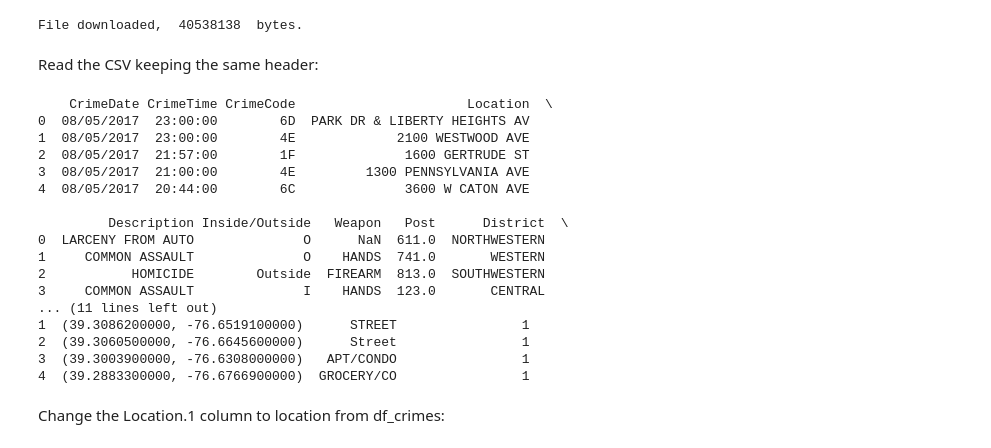
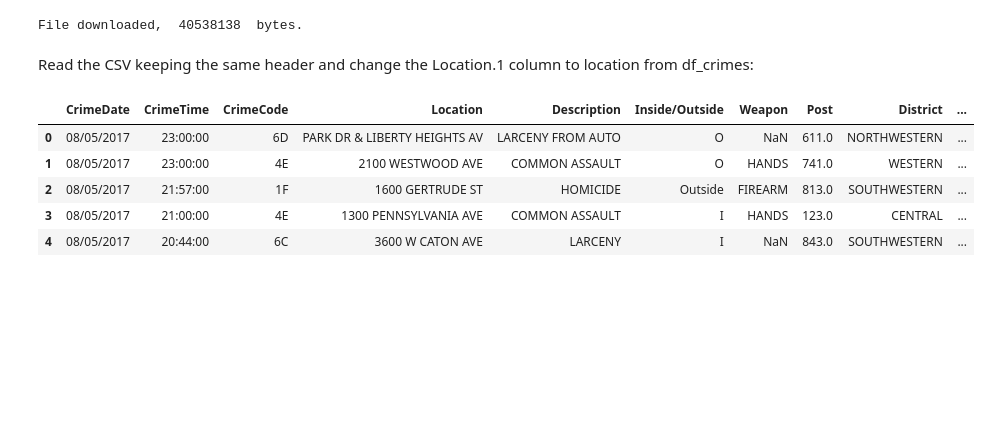
Before and after one commit to rmmariano/CAP386_intro_data_science, a Jupyter notebook: projeto/crimes_baltimore/crimes_baltimore.ipynb, the cells around one changed output. Drawn from its saved outputs; the diff is of its cells as text; code cells hidden in the pictures; blank space fills up the shorter version.

```diff
--- a/projeto/crimes_baltimore/crimes_baltimore.ipynb
+++ b/projeto/crimes_baltimore/crimes_baltimore.ipynb
@@ -35,28 +43,17 @@ else:
 # %% [output]
 File downloaded,  40538138  bytes.
 # %% [markdown]
-Read the CSV keeping the same header:
+Read the CSV keeping the same header and change the Location.1 column to location from df_crimes:
 # %%
 df_crimes = pd.read_csv(based_crime_data_csv)
 
-print(df_crimes.head())
+df_crimes = df_crimes.rename(columns={"Location 1": "Location"})
+
+df_crimes.head()
 # %% [output]
-    CrimeDate CrimeTime CrimeCode                      Location  \
-0  08/05/2017  23:00:00        6D  PARK DR & LIBERTY HEIGHTS AV
-1  08/05/2017  23:00:00        4E             2100 WESTWOOD AVE
-2  08/05/2017  21:57:00        1F              1600 GERTRUDE ST
-3  08/05/2017  21:00:00        4E         1300 PENNSYLVANIA AVE
-4  08/05/2017  20:44:00        6C              3600 W CATON AVE
-
-         Description Inside/Outside   Weapon   Post      District  \
-0  LARCENY FROM AUTO              O      NaN  611.0  NORTHWESTERN
-1     COMMON ASSAULT              O    HANDS  741.0       WESTERN
-2           HOMICIDE        Outside  FIREARM  813.0  SOUTHWESTERN
-3     COMMON ASSAULT              I    HANDS  123.0       CENTRAL
-... (11 lines left out)
-1  (39.3086200000, -76.6519100000)      STREET                1
-2  (39.3060500000, -76.6645600000)      Street                1
-3  (39.3003900000, -76.6308000000)   APT/CONDO                1
-4  (39.2883300000, -76.6766900000)  GROCERY/CO                1
+|  | CrimeDate | CrimeTime | CrimeCode | Location | Description | Inside/Outside | Weapon | Post | District | ... |
+| 0 | 08/05/2017 | 23:00:00 | 6D | PARK DR & LIBERTY HEIGHTS AV | LARCENY FROM AUTO | O | NaN | 611.0 | NORTHWESTERN | ... |
+| 1 | 08/05/2017 | 23:00:00 | 4E | 2100 WESTWOOD AVE | COMMON ASSAULT | O | HANDS | 741.0 | WESTERN | ... |
+| 2 | 08/05/2017 | 21:57:00 | 1F | 1600 GERTRUDE ST | HOMICIDE | Outside | FIREARM | 813.0 | SOUTHWESTERN | ... |
+| 3 | 08/05/2017 | 21:00:00 | 4E | 1300 PENNSYLVANIA AVE | COMMON ASSAULT | I | HANDS | 123.0 | CENTRAL | ... |
+| 4 | 08/05/2017 | 20:44:00 | 6C | 3600 W CATON AVE | LARCENY | I | NaN | 843.0 | SOUTHWESTERN | ... |
-# %% [markdown]
-Change the Location.1 column to location from df_crimes:
```
Also changed, not shown: parts of 21 cells of this notebook.
